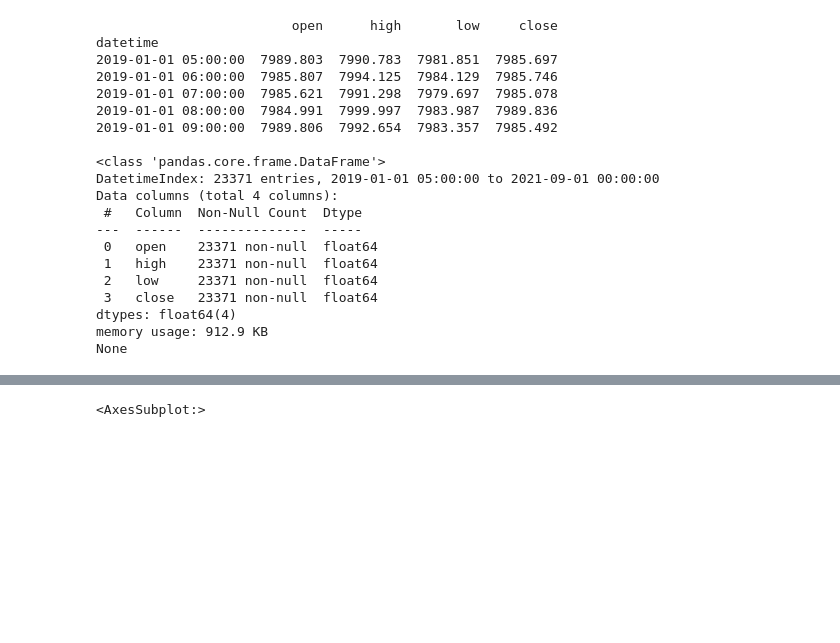
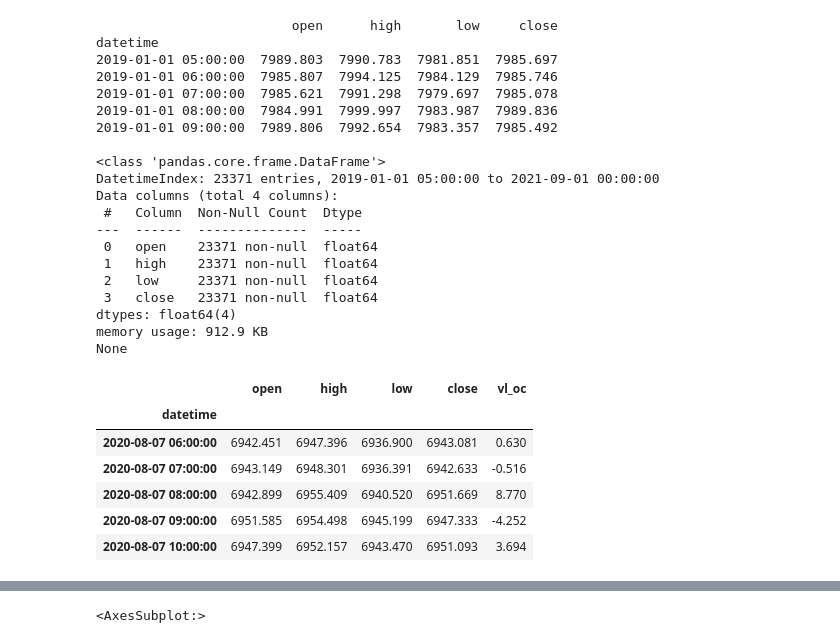
Before and after one commit to Sash525/mlfin, a Jupyter notebook: notebooks/v10_h1_catboost.ipynb, the cells around one changed output, grey strips where cells are left out. Saved outputs shown, nothing was run; the diff lists cells and outputs as text; code cells hidden in the pictures; blank space fills up the shorter version.

```diff
--- a/notebooks/v10_h1_catboost.ipynb
+++ b/notebooks/v10_h1_catboost.ipynb
@@ -50,3 +50,16 @@ memory usage: 912.9 KB
 None
 # %%
 df['vl_oc'] = df['close'] - df['open']
+# %%
+df_train = df[:14022]
+df_test = df[14022:]
+# %%
+df_train.tail()
+# %% [output]
+|  | open | high | low | close | vl_oc |
+| datetime |  |  |  |  |  |
+| 2020-08-07 06:00:00 | 6942.451 | 6947.396 | 6936.900 | 6943.081 | 0.630 |
+| 2020-08-07 07:00:00 | 6943.149 | 6948.301 | 6936.391 | 6942.633 | -0.516 |
+| 2020-08-07 08:00:00 | 6942.899 | 6955.409 | 6940.520 | 6951.669 | 8.770 |
+| 2020-08-07 09:00:00 | 6951.585 | 6954.498 | 6945.199 | 6947.333 | -4.252 |
+| 2020-08-07 10:00:00 | 6947.399 | 6952.157 | 6943.470 | 6951.093 | 3.694 |
```
Also changed, not shown: parts of 1 cell of this notebook, 1 other file.
